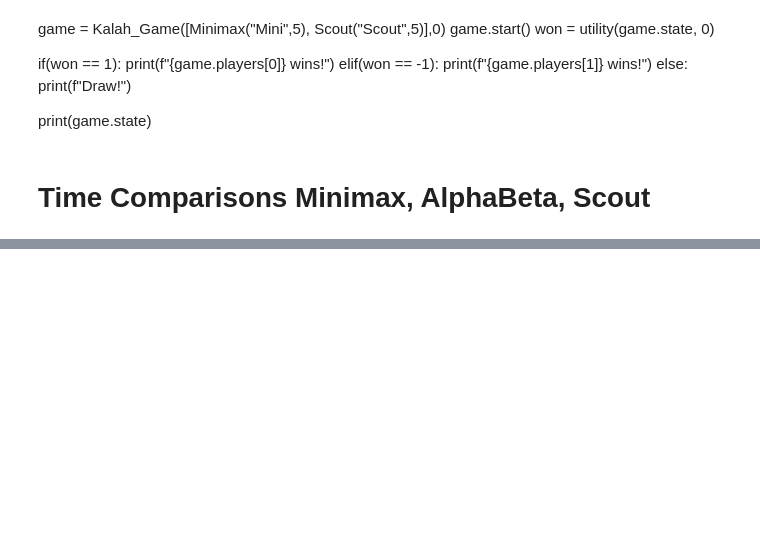
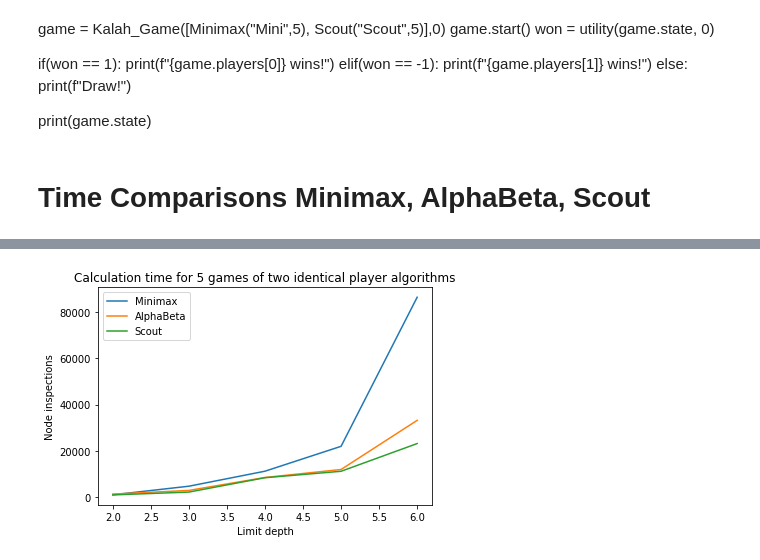
Before and after one commit to insabelter/Kalah, a Jupyter notebook: AIComparisons.ipynb, the cells around one changed output, grey strips where cells are left out. Drawn from its saved outputs; the diff is of its cells as text; code cells hidden in the pictures; blank space fills up the shorter version.

```diff
--- a/AIComparisons.ipynb
+++ b/AIComparisons.ipynb
@@ -425,3 +405,21 @@ scout = [3.5,21.2,83.0,308.0]
+# %%
+import matplotlib as mlp
+import matplotlib.pyplot as plt
+
+plt.title('Calculation time for 5 games of two identical player algorithms')
+plt.xlabel('Limit depth')
+plt.ylabel('Node inspections')
+
+plt.plot(limits, mini_counts, label="Minimax")
+plt.plot(limits, alphabeta_counts, label="AlphaBeta")
+plt.plot(limits, scout_counts, label="Scout")
+
+plt.legend(loc='upper left', frameon=True)
+
+# Diagramm anzeigen:
+plt.show()
+# %% [output]
+[figure, added]
 # %%
 import matplotlib as mlp
 import matplotlib.pyplot as plt
```
Also changed, not shown: parts of 22 cells of this notebook, 4 other files.
